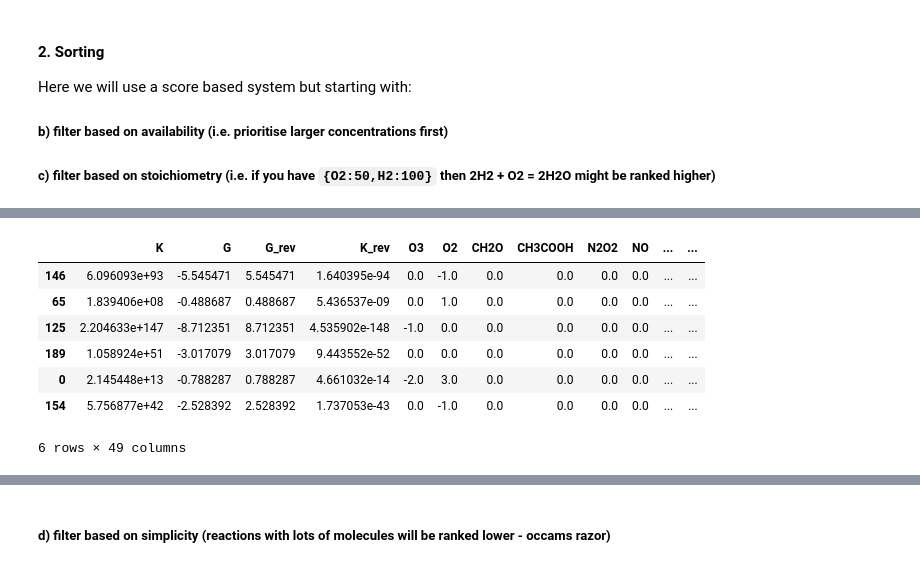
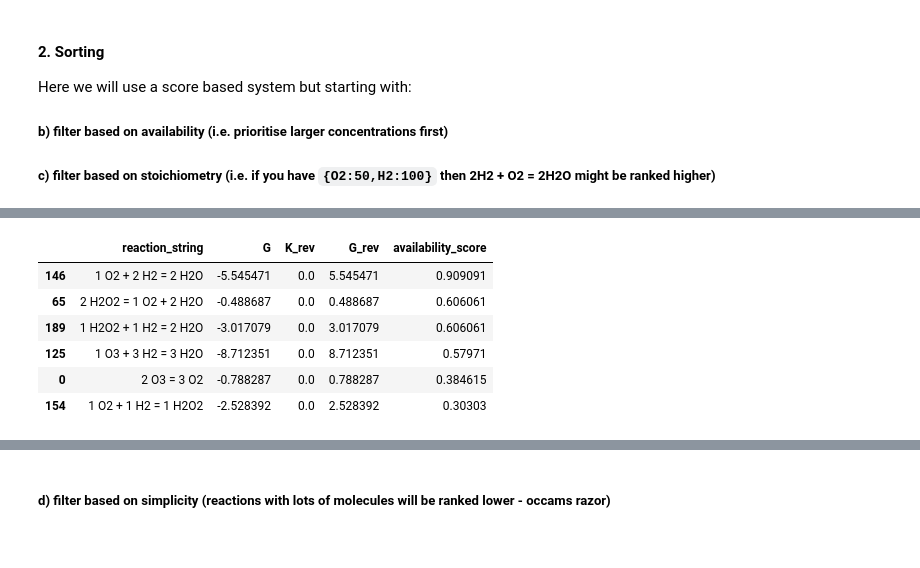
Before and after one commit to badw/arcs, a Jupyter notebook: examples/table_sandbox.ipynb, the cells around one changed output, grey strips where cells are left out. Cells and saved outputs as stored; diff of their text form; code cells hidden in the pictures.

Commit message:
make further updates to table_sandbox regarding stoichiometry filtering etc.

```diff
--- a/examples/table_sandbox.ipynb
+++ b/examples/table_sandbox.ipynb
@@ -234,15 +270,17 @@ dtype: float64
 # %%
 # add to table:
 filtered_table["availability_score"] = availability_score
 
 # now 2H2 + O2 = 2H2O should be at the top
-filtered_table.sort_values(by="availability_score",ascending=False)
+filtered_table.sort_values(by="availability_score",ascending=False,inplace=True)
+
+reactions = {idx: row_to_reaction(row) for idx, row in filtered_table.iterrows()}
+pd.DataFrame(reactions).drop(["K","reactants","products"]).T
 # %% [output]
-|  | K | G | G_rev | K_rev | O3 | O2 | CH2O | CH3COOH | N2O2 | NO | ... | ... |
-| 146 | 6.096093e+93 | -5.545471 | 5.545471 | 1.640395e-94 | 0.0 | -1.0 | 0.0 | 0.0 | 0.0 | 0.0 | ... | ... |
-| 65 | 1.839406e+08 | -0.488687 | 0.488687 | 5.436537e-09 | 0.0 | 1.0 | 0.0 | 0.0 | 0.0 | 0.0 | ... | ... |
-| 125 | 2.204633e+147 | -8.712351 | 8.712351 | 4.535902e-148 | -1.0 | 0.0 | 0.0 | 0.0 | 0.0 | 0.0 | ... | ... |
-| 189 | 1.058924e+51 | -3.017079 | 3.017079 | 9.443552e-52 | 0.0 | 0.0 | 0.0 | 0.0 | 0.0 | 0.0 | ... | ... |
-| 0 | 2.145448e+13 | -0.788287 | 0.788287 | 4.661032e-14 | -2.0 | 3.0 | 0.0 | 0.0 | 0.0 | 0.0 | ... | ... |
-| 154 | 5.756877e+42 | -2.528392 | 2.528392 | 1.737053e-43 | 0.0 | -1.0 | 0.0 | 0.0 | 0.0 | 0.0 | ... | ... |
+|  | reaction_string | G | K_rev | G_rev | availability_score |
+| 146 | 1 O2 + 2 H2 = 2 H2O | -5.545471 | 0.0 | 5.545471 | 0.909091 |
+| 65 | 2 H2O2 = 1 O2 + 2 H2O | -0.488687 | 0.0 | 0.488687 | 0.606061 |
+| 189 | 1 H2O2 + 1 H2 = 2 H2O | -3.017079 | 0.0 | 3.017079 | 0.606061 |
+| 125 | 1 O3 + 3 H2 = 3 H2O | -8.712351 | 0.0 | 8.712351 | 0.57971 |
+| 0 | 2 O3 = 3 O2 | -0.788287 | 0.0 | 0.788287 | 0.384615 |
+| 154 | 1 O2 + 1 H2 = 1 H2O2 | -2.528392 | 0.0 | 2.528392 | 0.30303 |
-6 rows × 49 columns
```
Also changed, not shown: parts of 54 cells of this notebook.
